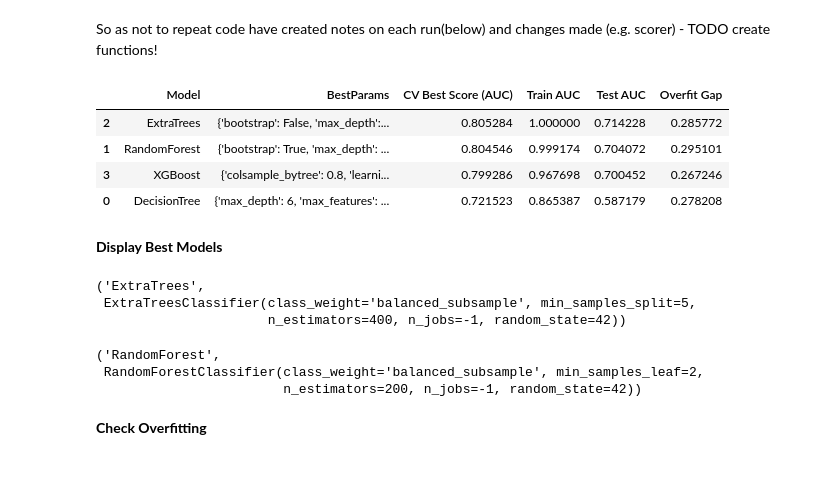
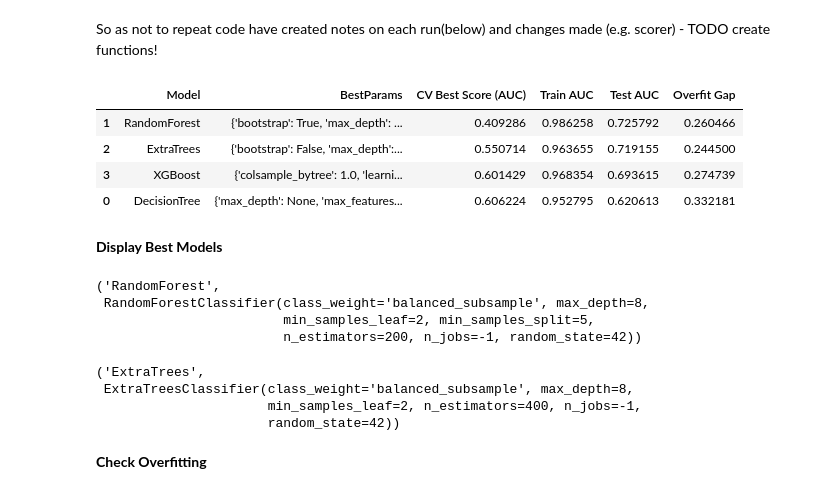
Before and after one commit to RanaAlaaTahon/employee-turnover-prediction, a Jupyter notebook: jupyter_notebooks/Modelling.ipynb, the cells around one changed output. Drawn from its saved outputs; the diff is of its cells as text; code cells hidden in the pictures.

```diff
--- a/jupyter_notebooks/Modelling.ipynb
+++ b/jupyter_notebooks/Modelling.ipynb
@@ -467,7 +485,8 @@ from sklearn.model_selection import GridSearchCV, StratifiedKFold
 from sklearn.metrics import roc_auc_score
 # Define cross-validation strategy and scoring metric
 cv = StratifiedKFold(n_splits=4, shuffle=True, random_state=42)
-scorer = "roc_auc"
+##scorer run 1 = "roc_auc", run 2 = "f1", run 3 = "recall"
+scorer = "recall"
 #create empty lists to store results
 search_results = []
 best_models = {}
@@ -481,35 +500,35 @@ for name, model in models.items():
         n_jobs=-1,            # parallelize CV
         refit=True,
         verbose=0
     )
     # fit the model
     grid.fit(X_train, y_train)
 
     # Evaluate on train/test (probabilities → AUC)
     yhat_train = grid.predict_proba(X_train)[:, 1] if hasattr(grid.best_estimator_, "predict_proba") \
                  else grid.decision_function(X_train)
     yhat_test  = grid.predict_proba(X_test)[:, 1]  if hasattr(grid.best_estimator_, "predict_proba") \
                  else grid.decision_function(X_test)
 
     train_auc = roc_auc_score(y_train, yhat_train)
     test_auc  = roc_auc_score(y_test,  yhat_test)
     # Store results
     search_results.append({
         "Model": name,
         "BestParams": grid.best_params_,
         "CV Best Score (AUC)": grid.best_score_,
         "Train AUC": train_auc,
         "Test AUC": test_auc,
         "Overfit Gap": train_auc - test_auc
     })
     best_models[name] = grid.best_estimator_
 # Create results DataFrame
 results_df = pd.DataFrame(search_results).sort_values(by="Test AUC", ascending=False)
 results_df
 # %% [output]
 |  | Model | BestParams | CV Best Score (AUC) | Train AUC | Test AUC | Overfit Gap |
-| 2 | ExtraTrees | {'bootstrap': False, 'max_depth':... | 0.805284 | 1.000000 | 0.714228 | 0.285772 |
-| 1 | RandomForest | {'bootstrap': True, 'max_depth': ... | 0.804546 | 0.999174 | 0.704072 | 0.295101 |
-| 3 | XGBoost | {'colsample_bytree': 0.8, 'learni... | 0.799286 | 0.967698 | 0.700452 | 0.267246 |
-| 0 | DecisionTree | {'max_depth': 6, 'max_features': ... | 0.721523 | 0.865387 | 0.587179 | 0.278208 |
+| 1 | RandomForest | {'bootstrap': True, 'max_depth': ... | 0.409286 | 0.986258 | 0.725792 | 0.260466 |
+| 2 | ExtraTrees | {'bootstrap': False, 'max_depth':... | 0.550714 | 0.963655 | 0.719155 | 0.244500 |
+| 3 | XGBoost | {'colsample_bytree': 1.0, 'learni... | 0.601429 | 0.968354 | 0.693615 | 0.274739 |
+| 0 | DecisionTree | {'max_depth': None, 'max_features... | 0.606224 | 0.952795 | 0.620613 | 0.332181 |
 # %%
@@ -524,18 +547,20 @@ best_model_name = results_df.iloc[0]["Model"]
 best_model = best_models[best_model_name]
 best_model_name, best_model
 # %% [output]
-('ExtraTrees',
- ExtraTreesClassifier(class_weight='balanced_subsample', min_samples_split=5,
-                      n_estimators=400, n_jobs=-1, random_state=42))
+('RandomForest',
+ RandomForestClassifier(class_weight='balanced_subsample', max_depth=8,
+                        min_samples_leaf=2, min_samples_split=5,
+                        n_estimators=200, n_jobs=-1, random_state=42))
 # %%
 #Show second best model details
 second_best_model_name = results_df.iloc[1]["Model"]
 second_best_model = best_models[second_best_model_name]
 second_best_model_name, second_best_model
 # %% [output]
-('RandomForest',
- RandomForestClassifier(class_weight='balanced_subsample', min_samples_leaf=2,
-                        n_estimators=200, n_jobs=-1, random_state=42))
+('ExtraTrees',
+ ExtraTreesClassifier(class_weight='balanced_subsample', max_depth=8,
+                      min_samples_leaf=2, n_estimators=400, n_jobs=-1,
+                      random_state=42))
 # %% [markdown]
 **Check Overfitting**
 # %%
```
Also changed, not shown: parts of 43 cells of this notebook, 6 other files.
